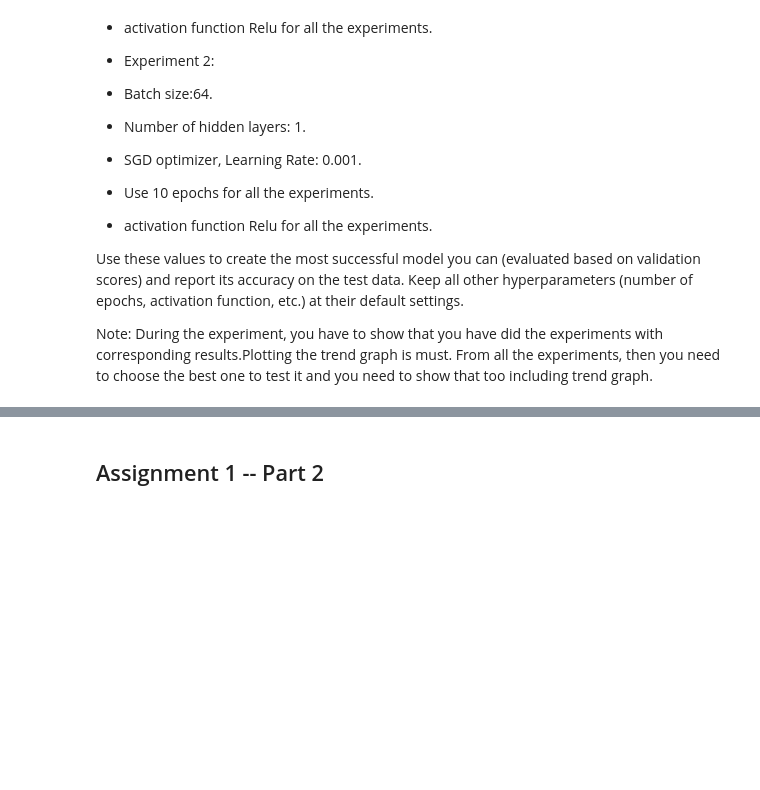
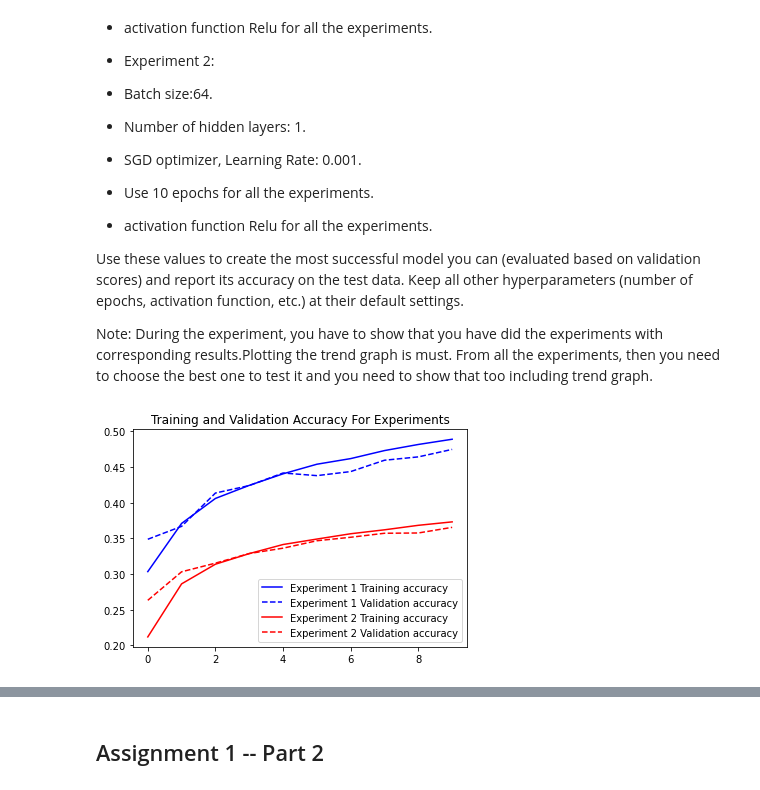
Before and after one commit to GarrettFaucher/CS254, a Jupyter notebook: Assignment5/Garrett_Faucher_Assignment5.ipynb, the cells around one changed output, grey strips where cells are left out. Saved outputs shown, nothing was run; the diff lists cells and outputs as text; code cells hidden in the pictures; blank space fills up the shorter version.

```diff
--- a/Assignment5/Garrett_Faucher_Assignment5.ipynb
+++ b/Assignment5/Garrett_Faucher_Assignment5.ipynb
@@ -236,0 +426,41 @@ Note: During the experiment, you have to show that you have did the experiments
+# %%
+# Model for Experiment 2
+model2 = Sequential([
+    layers.Flatten(input_shape=xtest[0].shape),
+    layers.Dense(100),
+    layers.Activation('relu'),
+    layers.Dense(10),
+    layers.Activation('softmax')
+])
+
+opt2 = optimizers.SGD(lr=0.001)
+
+model2.compile(
+	optimizer=opt2,
+	loss="categorical_crossentropy",
+	metrics=['accuracy']
+)
+
+history2 = model2.fit(
+	x=xtrain,
+	y=ytrain_1hot,
+    epochs=epochs,
+    batch_size=64,
+    validation_data=(xval, yval_1hot),
+    verbose=0
+)
+# %%
+accuracy1 = history1.history['accuracy']
+val_accuracy1 = history1.history['val_accuracy']
+accuracy2 = history2.history['accuracy']
+val_accuracy2 = history2.history['val_accuracy']
+epochs = range(len(accuracy1))
+plt.plot(epochs, accuracy1, 'b-', label='Experiment 1 Training accuracy')
+plt.plot(epochs, val_accuracy1, 'b--', label='Experiment 1 Validation accuracy')
+plt.plot(epochs, accuracy2, 'r-', label='Experiment 2 Training accuracy')
+plt.plot(epochs, val_accuracy2, 'r--', label='Experiment 2 Validation accuracy')
+plt.title('Training and Validation Accuracy For Experiments')
+plt.legend(loc='lower right')
+plt.show()
+# %% [output]
+[figure, added]
```
Also changed, not shown: parts of 35 cells of this notebook.
